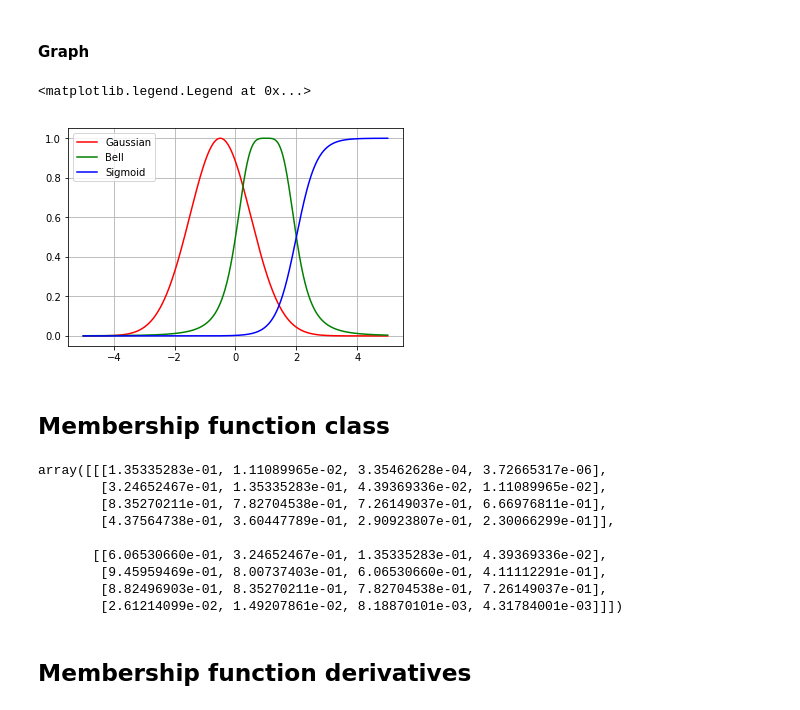
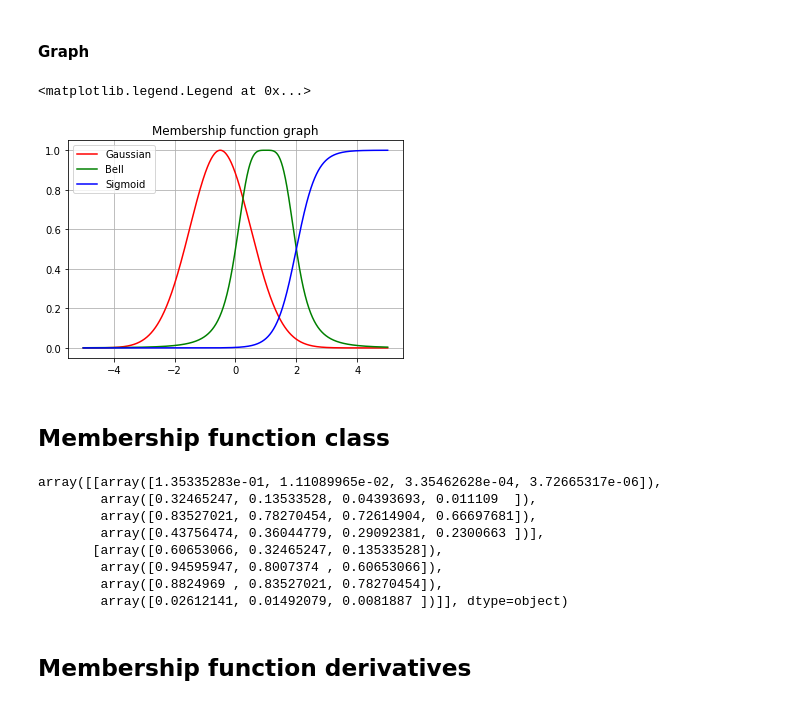
Before and after one commit to nguyenbh1507/Example_notebooks, a Jupyter notebook: AnFis_demo.ipynb, the cells around one changed output. Cells and saved outputs as stored; diff of their text form; code cells hidden in the pictures.

```diff
--- a/AnFis_demo.ipynb
+++ b/AnFis_demo.ipynb
@@ -128,17 +141,18 @@ def sigmf(x, b, c):
 # %%
 x = np.array(range(-500, 501))/100
 gau = gaussmf(x=x, mean=-0.5, sigma=1)
 bell = gbellmf(x=x, a=1, b=2, c=1)
 sig = sigmf(x=x, b=2, c=3)
 
 plt.plot(x, gau, 'r', label='Gaussian')
 plt.plot(x, bell, 'g', label='Bell')
 plt.plot(x, sig, 'b', label='Sigmoid')
+plt.title('Membership function graph')
 plt.grid(True)
 plt.legend()
 # %% [output]
 <matplotlib.legend.Legend at 0x...>
-[figure, old version]
+[figure, new version]
 # %% [markdown]
 ## Membership function class
 # %%
@@ -173,9 +201,6 @@ class MemFuncs:
             for i in range(len(rowInput))
         ])
 # %%
-# evaluateMF test
-# Membership funciton for 2-D variable
-
 MFList = [
     [
         ['gaussmf', {'mean':0.,'sigma':1.}],
@@ -192,20 +217,22 @@ MFList = [
 ]
 
 mfca = MemFuncs(MFList)
-var_test = np.array([[2, 3, 4, 5],
-                     [3, 4, 5, 6]])
+var_test = np.array([np.array([2, 3, 4, 5]),
+                     np.array([3, 4, 5])])
 
 mfca.evaluateMF(var_test)
+# There must be array of two arrays
+# first with (4,4) shape
+# second for (4,3) shape
 # %% [output]
-array([[[1.35335283e-01, 1.11089965e-02, 3.35462628e-04, 3.72665317e-06],
-        [3.24652467e-01, 1.35335283e-01, 4.39369336e-02, 1.11089965e-02],
-        [8.35270211e-01, 7.82704538e-01, 7.26149037e-01, 6.66976811e-01],
-        [4.37564738e-01, 3.60447789e-01, 2.90923807e-01, 2.30066299e-01]],
-
-       [[6.06530660e-01, 3.24652467e-01, 1.35335283e-01, 4.39369336e-02],
-        [9.45959469e-01, 8.00737403e-01, 6.06530660e-01, 4.11112291e-01],
-        [8.82496903e-01, 8.35270211e-01, 7.82704538e-01, 7.26149037e-01],
-        [2.61214099e-02, 1.49207861e-02, 8.18870101e-03, 4.31784001e-03]]])
+array([[array([1.35335283e-01, 1.11089965e-02, 3.35462628e-04, 3.72665317e-06]),
+        array([0.32465247, 0.13533528, 0.04393693, 0.011109  ]),
+        array([0.83527021, 0.78270454, 0.72614904, 0.66697681]),
+        array([0.43756474, 0.36044779, 0.29092381, 0.2300663 ])],
+       [array([0.60653066, 0.32465247, 0.13533528]),
+        array([0.94595947, 0.8007374 , 0.60653066]),
+        array([0.8824969 , 0.83527021, 0.78270454]),
+        array([0.02612141, 0.01492079, 0.0081887 ])]], dtype=object)
 # %% [markdown]
 ## Membership function derivatives
 # %%
```
Also changed, not shown: parts of 38 cells of this notebook, 1 other file.
